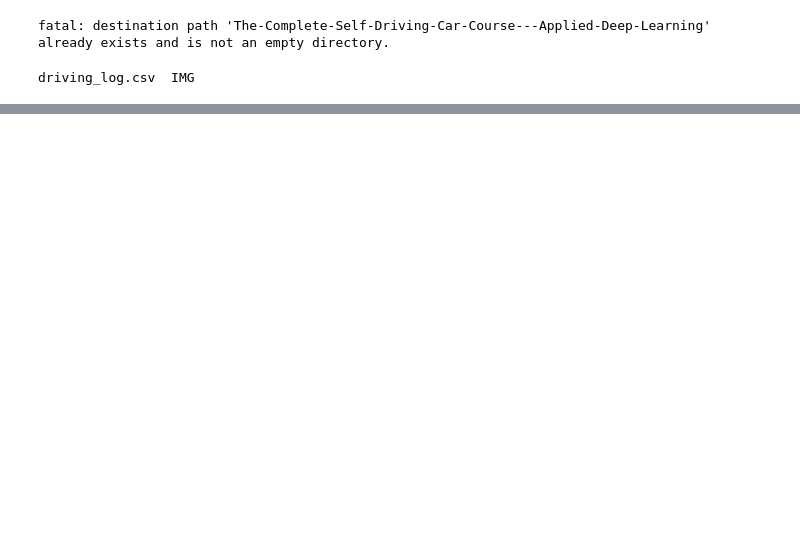
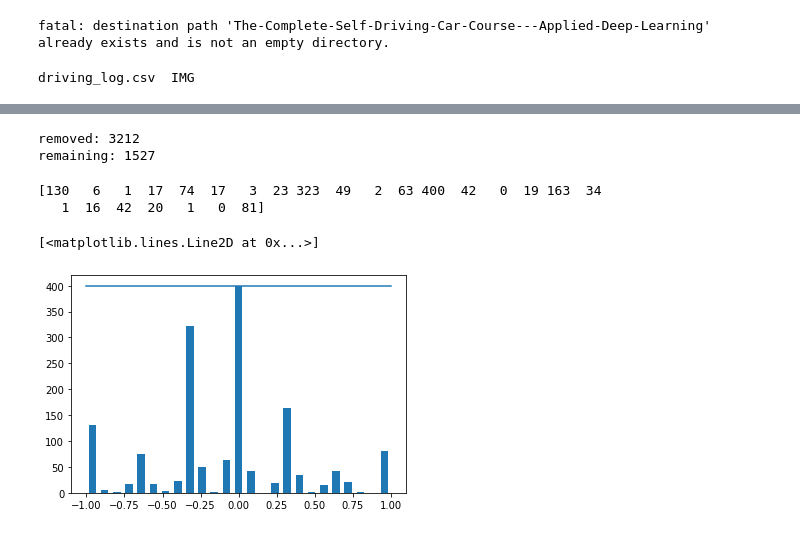
Before and after one commit to YasirHabib/The-Complete-Self-Driving-Car-Course---Applied-Deep-Learning, a Jupyter notebook: Behavioural_clonning.ipynb, the cells around one changed output, grey strips where cells are left out. Cells and saved outputs as stored; diff of their text form; code cells hidden in the pictures; blank space fills up the shorter version.

```diff
--- a/Behavioural_clonning.ipynb
+++ b/Behavioural_clonning.ipynb
@@ -72,0 +83,31 @@ plt.bar(center, hist, width=0.05)
+# %%
+# print('total data:', len(df_data))      total data: 4739
+# print ('steering data:', len(df_data['steering']))        steering data: 4739
+
+remove_list = []
+for j in range(num_bins):
+  list_ = []
+  for i in range(len(df_data['steering'])):
+    if df_data['steering'][i] >= bins[j] and df_data['steering'][i] <= bins[j+1]:
+      list_.append(i)
+  list_ = shuffle(list_)
+  list_ = list_[samples_per_bin:]
+  # print(len(list_))  0 0 0 0 0 0 0 0 0 0 0 0 3212 0 0 0 0 0 0 0 0 0 0 0 0
+  remove_list.extend(list_)
+
+print('removed:', len(remove_list))        # 3612 - 400
+df_data.drop(df_data.index[remove_list], inplace=True)
+print('remaining:', len(df_data))
+# %% [output]
+removed: 3212
+remaining: 1527
+# %%
+hist, _ = np.histogram(df_data['steering'], num_bins)
+print(hist)
+plt.bar(center, hist, width=0.05)
+plt.plot((np.min(df_data['steering']), np.max(df_data['steering'])), (samples_per_bin, samples_per_bin))
+# %% [output]
+[130   6   1  17  74  17   3  23 323  49   2  63 400  42   0  19 163  34
+   1  16  42  20   1   0  81]
+[<matplotlib.lines.Line2D at 0x...>]
+[figure, added]
```
Also changed, not shown: parts of 4 cells of this notebook.
